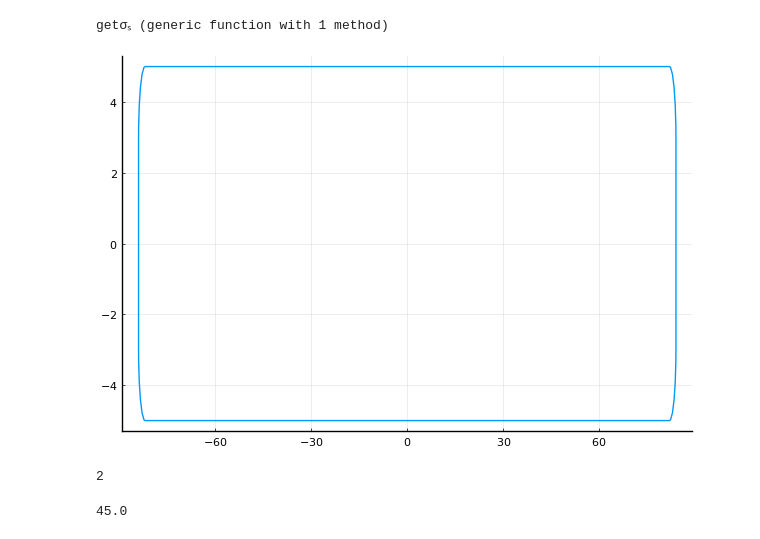
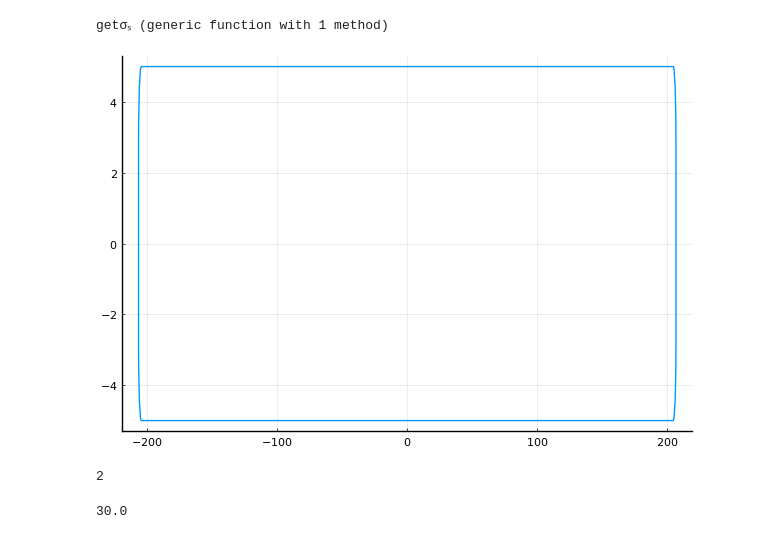
Before and after one commit to Gabmtzz/nanoOpt.jl, a Jupyter notebook: notebook/scatter2d/sc2D_2.ipynb, the cells around one changed output. Cells and saved outputs as stored; diff of their text form; code cells hidden in the pictures.

```diff
--- a/notebook/scatter2d/sc2D_2.ipynb
+++ b/notebook/scatter2d/sc2D_2.ipynb
@@ -19,13 +19,13 @@ mat2 = material(epstable("silver"),1.0)
 k₀ = 2π./λ;
 # %%
-w,d = 168.,10.
+w,d = 413.,10.
 rc = 2.
-Nc,Nw,Nd = 5,10,4
+Nc,Nw,Nd = 3,10,5
 xC = (0,0);
 # %%
-rod1 = Rod(w,d,rc,Nc,Nw,Nd);
+rod = Rod(w,d,rc,Nc,Nw,Nd);
 # %%
-X,Y = getSurfPoints(rod1)
+X,Y = getSurfPoints(rod)
 plot(X,Y,legend=:none)
 # %% [output]
-[figure, old version]
+[figure, new version]
@@ -42,9 +40,7 @@ str = rod
 rp,sArr = getSvec(m,rod);
 # %%
 i = 1
-
-k0 = k₀[1]
 r = 500.
-α = 45.
+α = 30.
 # %% [output]
-45.0
+30.0
```
Also changed, not shown: parts of 8 cells of this notebook, 6 other files.
